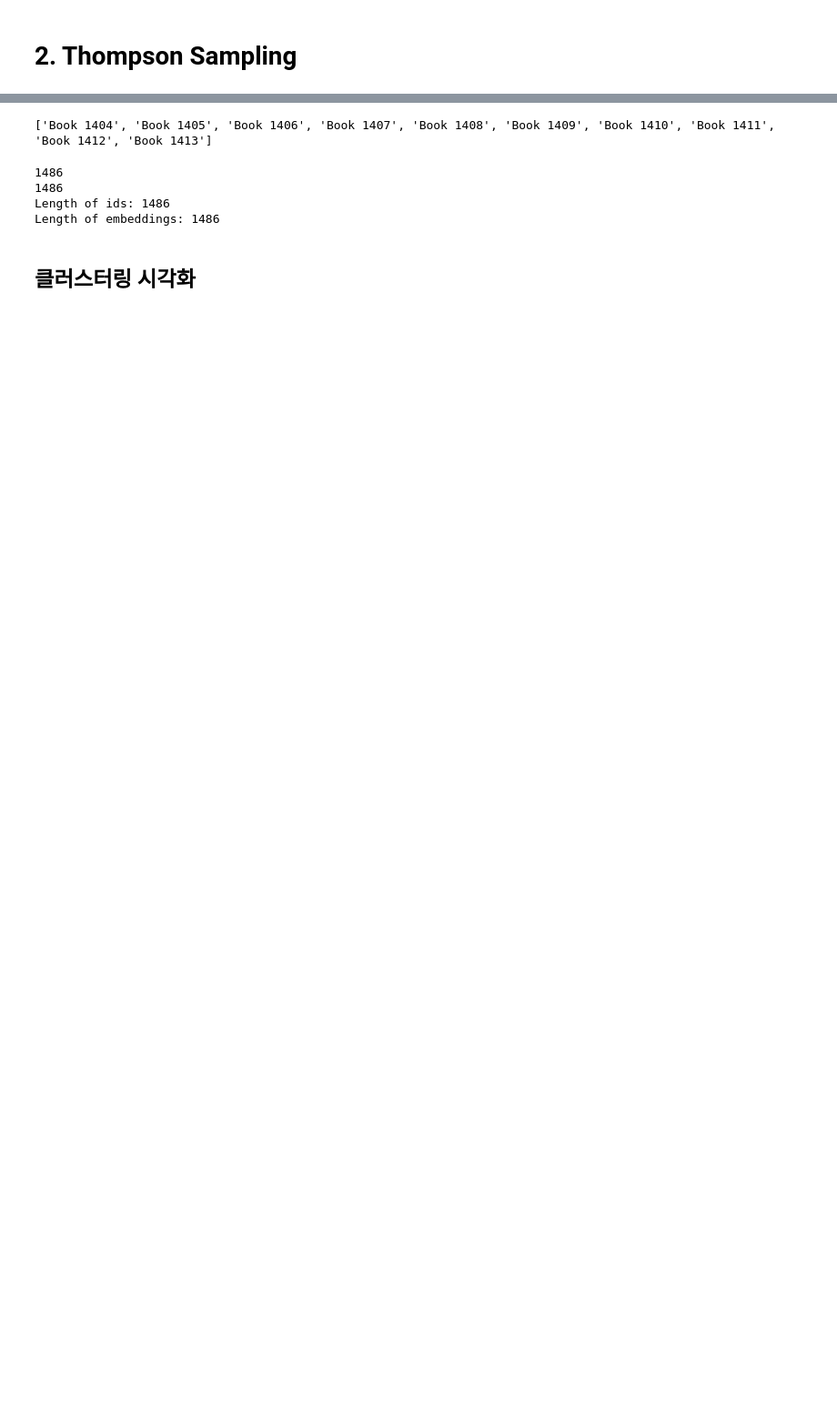
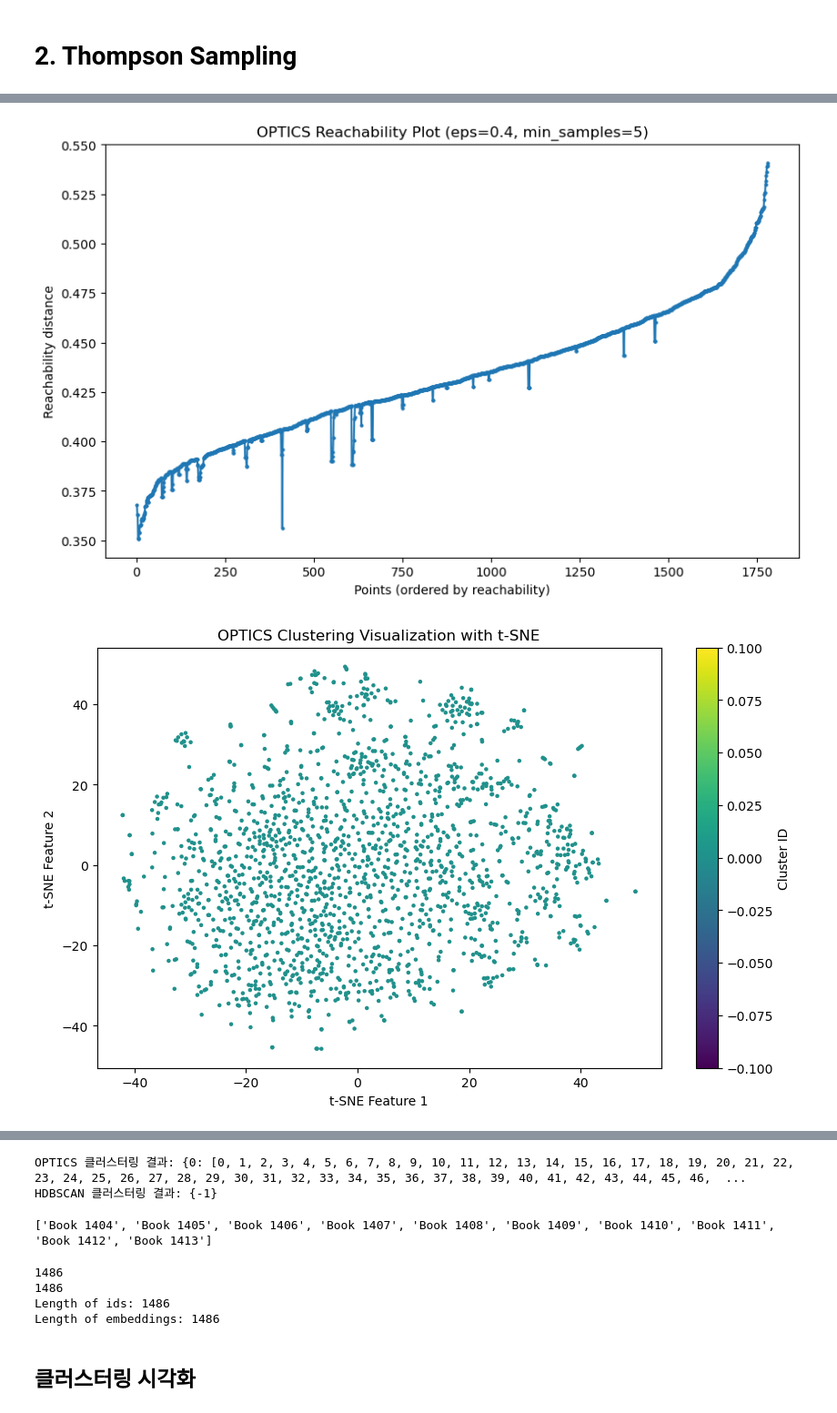
Before and after one commit to Hyott/Book-Recommendation, a Jupyter notebook: notebook/Thompson_Sampling.ipynb, the cells around one changed output, grey strips where cells are left out. Shown at 91% size. Saved outputs shown, nothing was run; the diff lists cells and outputs as text; code cells hidden in the pictures; blank space fills up the shorter version.

```diff
--- a/notebook/Thompson_Sampling.ipynb
+++ b/notebook/Thompson_Sampling.ipynb
@@ -156,0 +199,63 @@ presented_books = set()
+# %%
+import numpy as np
+from sklearn.cluster import OPTICS
+from sklearn.metrics.pairwise import cosine_similarity
+from scipy.stats import beta
+import hdbscan
+import matplotlib.pyplot as plt
+from sklearn.manifold import TSNE
+
+# 데이터 설정
+book_embeddings = np.array(embeddings)
+books = [f"Book {i}" for i in range(len(ids))]
+assert len(books) == len(ids), "Books length mismatch with IDs!"
+num_books = 1486
+
+# === OPTICS 클러스터링 (eps=0.4, min_samples=5) ===
+optics = OPTICS(min_samples=5, eps=0.4)
+clusters = optics.fit_predict(book_embeddings)
+
+# 클러스터별 인덱스 저장
+cluster_to_books = {i: [] for i in set(clusters) if i != -1}
+for idx, cluster_id in enumerate(clusters):
+    if cluster_id != -1:
+        cluster_to_books[cluster_id].append(idx)
+
+# OPTICS 시각화 - Reachability Plot
+reachability = optics.reachability_[optics.ordering_]
+plt.figure(figsize=(10, 6))
+plt.plot(reachability, marker='o', markersize=2)
+plt.title('OPTICS Reachability Plot (eps=0.4, min_samples=5)')
+plt.xlabel('Points (ordered by reachability)')
+plt.ylabel('Reachability distance')
+plt.show()
+
+# OPTICS 시각화 - 클러스터 결과 (2D 시각화)
+tsne = TSNE(n_components=2, random_state=42)
+reduced_embeddings = tsne.fit_transform(book_embeddings)
+plt.figure(figsize=(10, 6))
+plt.scatter(reduced_embeddings[:, 0], reduced_embeddings[:, 1], c=clusters, cmap='viridis', s=5)
+plt.title('OPTICS Clustering Visualization with t-SNE')
+plt.xlabel('t-SNE Feature 1')
+plt.ylabel('t-SNE Feature 2')
+plt.colorbar(label='Cluster ID')
+plt.show()
+
+# === HDBSCAN 클러스터링 적용 ===
+hdb = hdbscan.HDBSCAN(min_cluster_size=5)
+hdb_clusters = hdb.fit_predict(book_embeddings)
+
+# HDBSCAN 시각화
+plt.figure(figsize=(10, 6))
+plt.scatter(reduced_embeddings[:, 0], reduced_embeddings[:, 1], c=hdb_clusters, cmap='plasma', s=5)
+plt.title('HDBSCAN Clustering Visualization with t-SNE')
+plt.xlabel('t-SNE Feature 1')
+plt.ylabel('t-SNE Feature 2')
+plt.colorbar(label='Cluster ID')
+plt.show()
+
+print("OPTICS 클러스터링 결과:", cluster_to_books)
+print("HDBSCAN 클러스터링 결과:", set(hdb_clusters))
+# %% [output]
+[figure, added]
+[figure, added]
@@ -157,3 +263,5 @@ presented_books = set()
+OPTICS 클러스터링 결과: {0: [0, 1, 2, 3, 4, 5, 6, 7, 8, 9, 10, 11, 12, 13, 14, 15, 16, 17, 18, 19, 20, 21, 22, 23, 24, 25, 26, 27, 28, 29, 30, 31, 32, 33, 34, 35, 36, 37, 38, 39, 40, 41, 42, 43, 44, 45, 46,  ...
+HDBSCAN 클러스터링 결과: {-1}
 # %%
 print(books[-10:])
 # %% [output]
```
Also changed, not shown: parts of 5 cells of this notebook, 3 other files.
